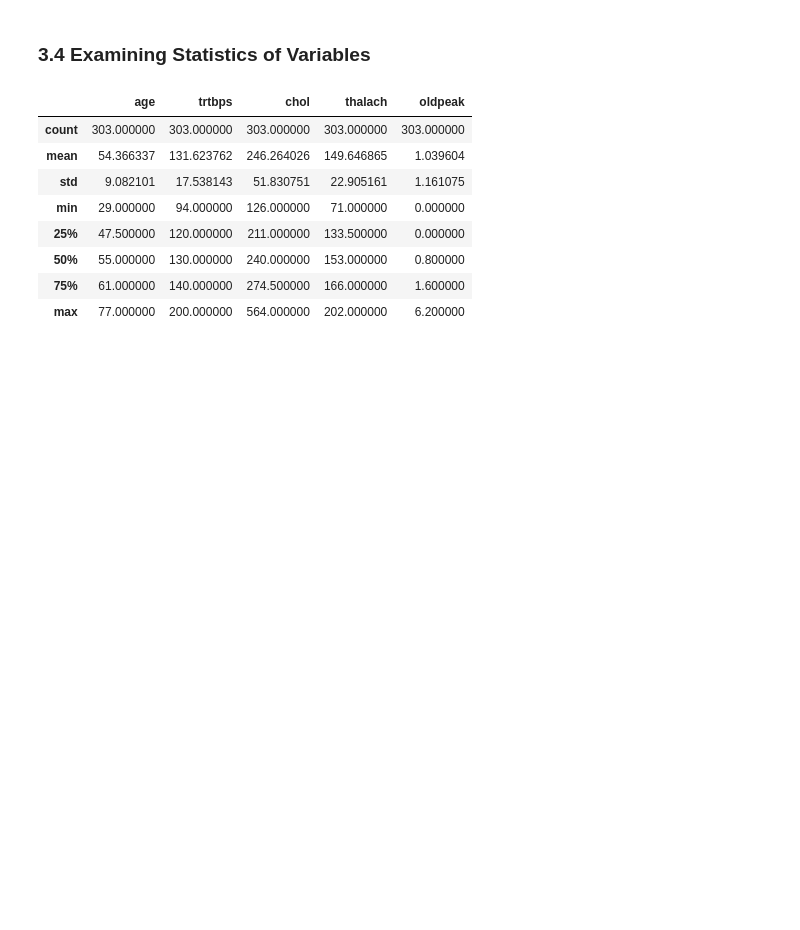
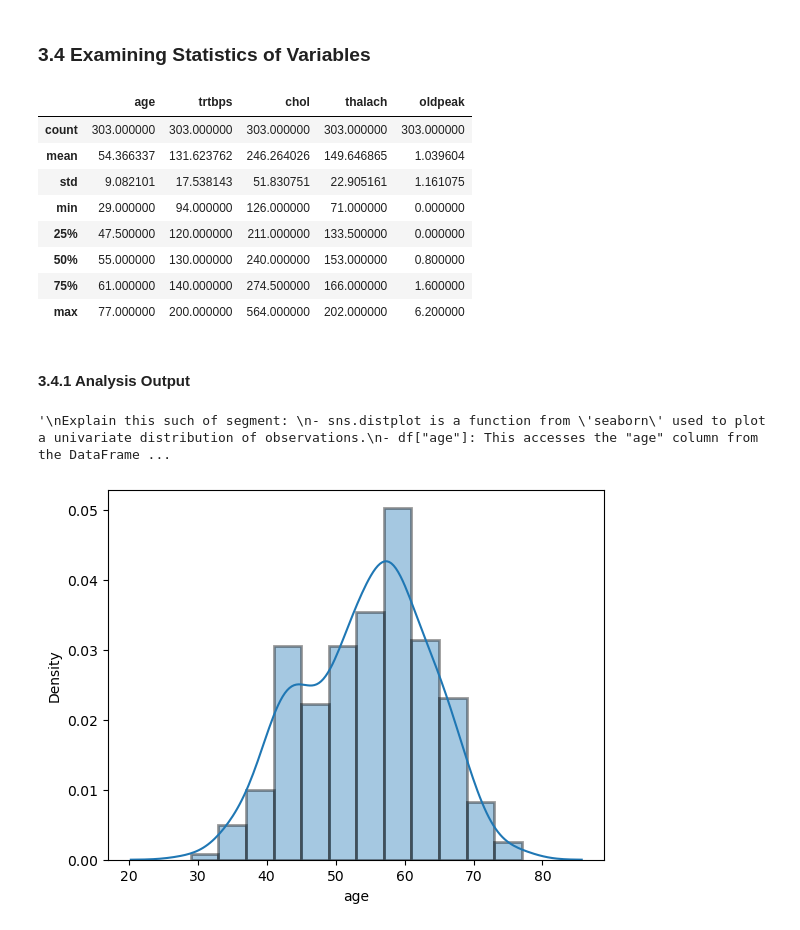
Before and after one commit to htbitb/Heart-Attack-Analysis-And-Prediction, a Jupyter notebook: Heart_Attack_Analysis.ipynb, the cells around one changed output. Cells and saved outputs as stored; diff of their text form; code cells hidden in the pictures; blank space fills up the shorter version.

Commit message:
Examining Statistics of Variables

```diff
--- a/Heart_Attack_Analysis.ipynb
+++ b/Heart_Attack_Analysis.ipynb
@@ -226,3 +226,20 @@ df[numeric_var].describe()
 | 50% | 55.000000 | 130.000000 | 240.000000 | 153.000000 | 0.800000 |
 | 75% | 61.000000 | 140.000000 | 274.500000 | 166.000000 | 1.600000 |
 | max | 77.000000 | 200.000000 | 564.000000 | 202.000000 | 6.200000 |
+# %% [markdown]
+#### 3.4.1 Analysis Output
+# %%
+# "age" variable
+sns.distplot(df["age"], hist_kws = dict(linewidth = 2, edgecolor = "k"));
+"""
+Explain this such of segment:
+- sns.distplot is a function from 'seaborn' used to plot a univariate distribution of observations.
+- df["age"]: This accesses the "age" column from the DataFrame df. It extracts the data to be plotted.
+- dict(linewidth=1, edgecolor="k") specifies these keyword arguments:  Sets the width of the lines (borders) of the histogram bars to 1
+and Sets the color of the edges of the histogram bars to black.
+- ';' : The semicolon at the end of the line suppresses the output in Jupyter notebooks, preventing the automatic display
+of object information when plotting.
+"""
+# %% [output]
+'\nExplain this such of segment: \n- sns.distplot is a function from \'seaborn\' used to plot a univariate distribution of observations.\n- df["age"]: This accesses the "age" column from the DataFrame ...
+[figure, added]
```
Also changed, not shown: parts of 10 cells of this notebook.
